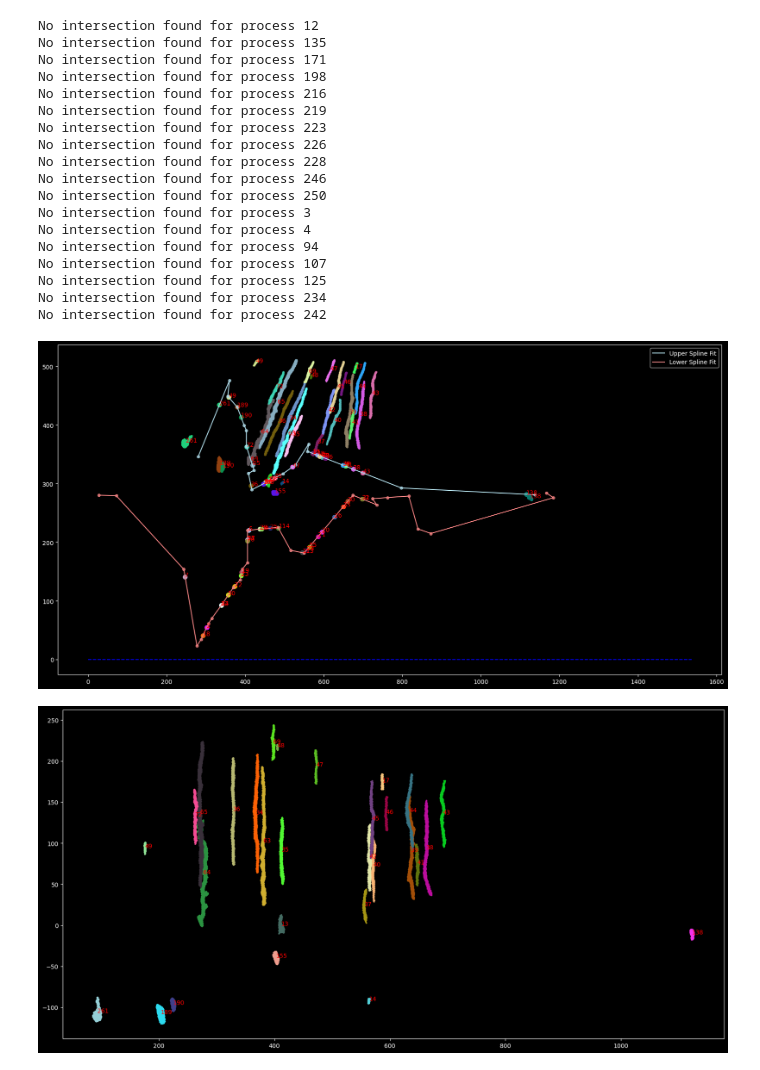
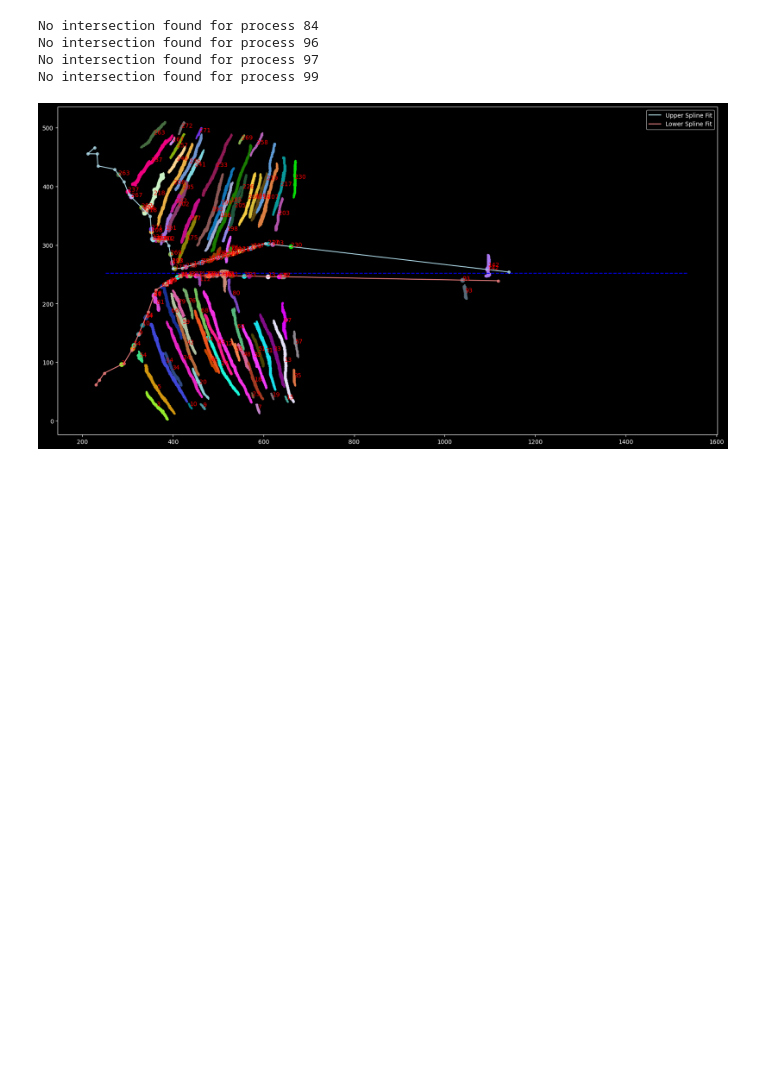
Before and after one commit to yaksilab/silver-dollop, a Jupyter notebook: src/astroglial_analysis/notebook.ipynb, the cells around one changed output. Cells and saved outputs as stored; diff of their text form; code cells hidden in the pictures; blank space fills up the shorter version.

```diff
--- a/src/astroglial_analysis/notebook.ipynb
+++ b/src/astroglial_analysis/notebook.ipynb
@@ -96,3 +85,19 @@ line_lower, body_lower = get_line(lower, masks,False,20)
+# %%
+line_upper, body_upper = get_line(upper, masks, True, 20)
+line_lower, body_lower = get_line(lower, masks, False, 20)
+
+# Extract points from the tuples
+upper_points = np.array([point[0] for point in line_upper])
+lower_points = np.array([point[0] for point in line_lower])
+# top 3 points in upper region which has lowest y values
+top3_min_upper = np.array(sorted(upper_points, key=lambda x: x[1])[:3])
+# top 3 points in lower region which has highest y values
+top3_max_lower = np.array(sorted(lower_points, key=lambda x: x[1], reverse=True)[:3])
+
+average_min_upper = np.mean(top3_max_lower, axis=0)
+average_max_lower = np.mean(top3_min_upper, axis=0)
+
+total_min_average = (average_min_upper + average_max_lower) / 2
 # %%
 
 # from scipy.interpolate import splprep, splev
@@ -163,76 +167,39 @@ t_lower, tck_lower, x_fit_lower, y_fit_lower, total_length_lower = parametrize_c
 
 plt.figure(figsize=(20, 10))
 processes_upper = processes["upper"]
 
 
 intersection_list_upper = get_all_intersections(tck_upper,t_upper,ab_list_upper,upper=True)
 intersection_list_lower = get_all_intersections(tck_lower,t_lower,ab_list_lower,upper=False)
 
 for label, (t, x, y),d in intersection_list_upper:
     random_color = np.random.rand(3,)
     plt.scatter(x, y, color=random_color, s=50)
 
     coords = get_formated_region_coords(np.where(masks == label))
     plt.scatter(coords[:, 0], coords[:, 1], color=random_color, s=3)
     plt.text(np.mean(coords[:, 0]), np.mean(coords[:, 1]), str(label), fontsize=10, color='red')
     plt.text(x, y, str(label), fontsize=10, color='red')
 
-
-
 for label, (t, x, y),d in intersection_list_lower:
     random_color = np.random.rand(3,)
     plt.scatter(x, y, color=random_color, s=50)
+    coords = get_formated_region_coords(np.where(masks == label))
+    plt.scatter(coords[:, 0], coords[:, 1], color=random_color, s=3)
+    plt.text(np.mean(coords[:, 0]), np.mean(coords[:, 1]), str(label), fontsize=10, color='red')
     plt.text(x, y, str(label), fontsize=10, color='red')
 
 
 plot_parametrized_curve(upper_points, x_fit_upper, y_fit_upper ,color='lightblue', label='Upper Spline Fit')
 
 
 plot_parametrized_curve(lower_points, x_fit_lower, y_fit_lower, color='lightcoral', label='Lower Spline Fit')
-plt.hlines(0, 0, masks.shape[1], colors='b', linestyles='dashed')
+plt.hlines(total_min_average[1],total_min_average[1], masks.shape[1], colors='b', linestyles='dashed')
 plt.legend()
 plt.show()
-
-plt.figure(figsize=(20, 10))
-for label, (t, x, y),d in intersection_list_upper:
-    coords = get_formated_region_coords(np.where(masks == label))
-    mean = np.mean(coords, axis=0)
-    translattion = np.array([t,d]) - mean
-    new_coords = coords + translattion
-    pc,_,_ = get_pcs(new_coords)
-    rotate_coords = rotate_region(pc,new_coords,True)
-    r_color = np.random.rand(3,)
-    plt.scatter(rotate_coords[:, 0], rotate_coords[:, 1], color=r_color,s=3)
-    plt.text(np.mean(rotate_coords[:, 0]), np.mean(rotate_coords[:, 1]), str(label), fontsize=10, color='red')
-plt.show()
-
-aligned_process_upper = uniform_align(intersection_list_upper,masks,True)
-
-plt.figure(figsize=(20, 10))
-for label, coords in aligned_process_upper:
-    r_color = np.random.rand(3,)
-    plt.scatter(coords[:, 0], coords[:, 1], color=r_color,s=3)
-    plt.text(np.mean(coords[:, 0]), np.mean(coords[:, 1]), str(label), fontsize=10, color='red')
-plt.hlines(0, 0, masks.shape[1], colors='b', linestyles='dashed')
-plt.show()
 # %% [output]
-No intersection found for process 12
-No intersection found for process 135
-No intersection found for process 171
-No intersection found for process 198
-No intersection found for process 216
-No intersection found for process 219
-No intersection found for process 223
-No intersection found for process 226
-No intersection found for process 228
-No intersection found for process 246
-No intersection found for process 250
-No intersection found for process 3
-No intersection found for process 4
-No intersection found for process 94
-No intersection found for process 107
-No intersection found for process 125
-No intersection found for process 234
-No intersection found for process 242
+No intersection found for process 84
+No intersection found for process 96
+No intersection found for process 97
+No intersection found for process 99
-[figure, old version]
+[figure, new version]
-[figure, removed]
```
Also changed, not shown: parts of 11 cells of this notebook.
